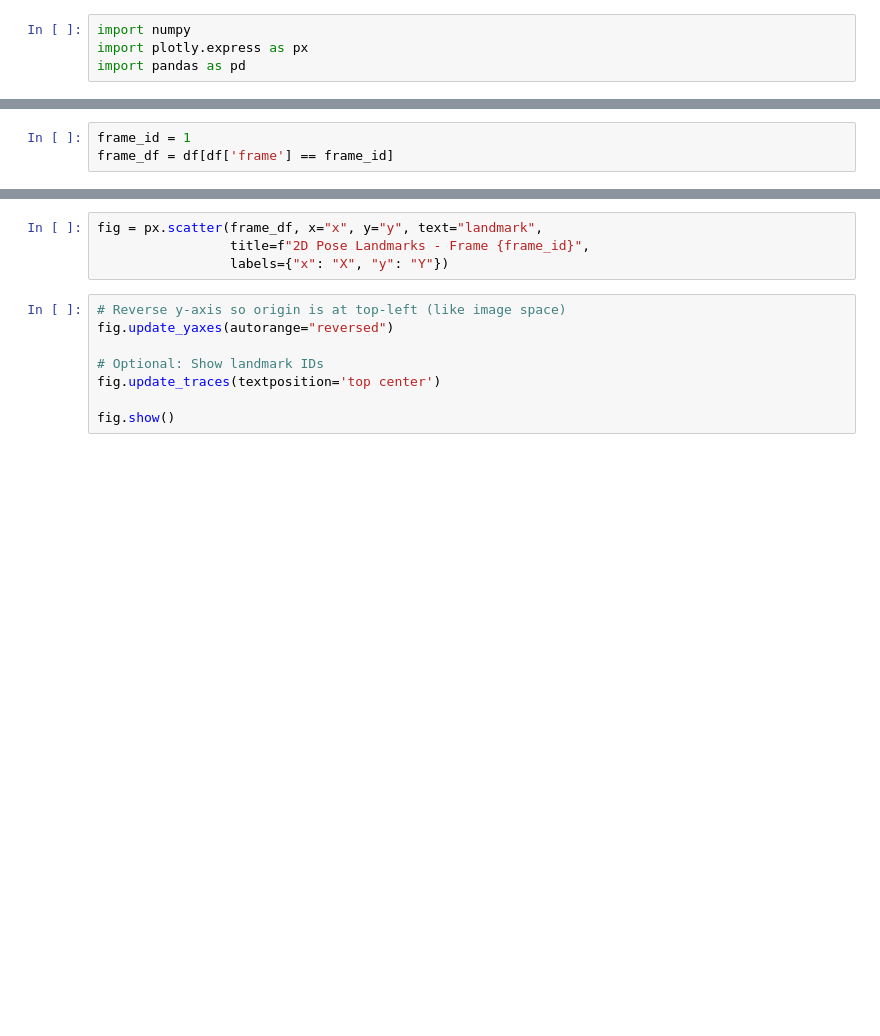
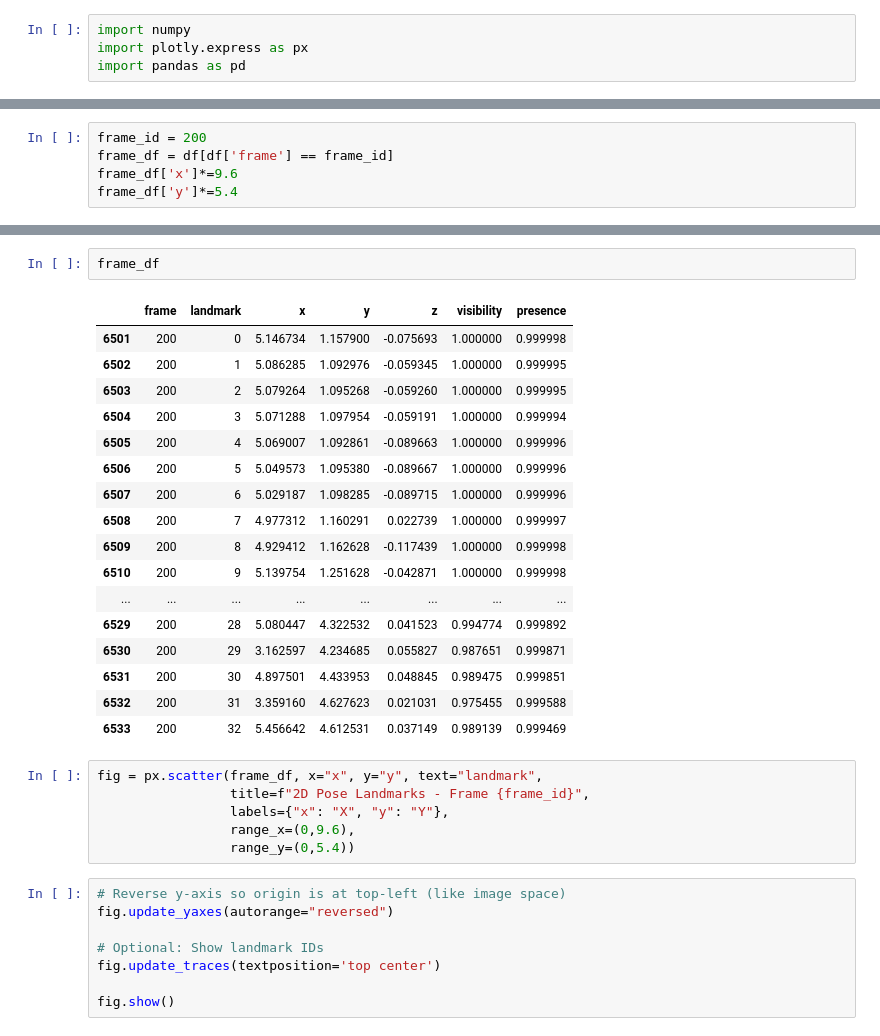
Before and after one commit to Janjan798/pose_buddy, a Jupyter notebook: graph.ipynb, the cells around one changed output, grey strips where cells are left out. Drawn from its saved outputs; the diff is of its cells as text; blank space fills up the shorter version.

```diff
--- a/graph.ipynb
+++ b/graph.ipynb
@@ -9,3 +7,5 @@ FileNotFoundError: [Errno 2] No such file or directory: 'video1.csv'
 # %%
-frame_id = 1
+frame_id = 200
 frame_df = df[df['frame'] == frame_id]
+frame_df['x']*=9.6
+frame_df['y']*=5.4
@@ -12,7 +23,29 @@ frame_df = df[df['frame'] == frame_id]
+# %%
+frame_df
+# %% [output]
+|  | frame | landmark | x | y | z | visibility | presence |
+| 6501 | 200 | 0 | 5.146734 | 1.157900 | -0.075693 | 1.000000 | 0.999998 |
+| 6502 | 200 | 1 | 5.086285 | 1.092976 | -0.059345 | 1.000000 | 0.999995 |
+| 6503 | 200 | 2 | 5.079264 | 1.095268 | -0.059260 | 1.000000 | 0.999995 |
+| 6504 | 200 | 3 | 5.071288 | 1.097954 | -0.059191 | 1.000000 | 0.999994 |
+| 6505 | 200 | 4 | 5.069007 | 1.092861 | -0.089663 | 1.000000 | 0.999996 |
+| 6506 | 200 | 5 | 5.049573 | 1.095380 | -0.089667 | 1.000000 | 0.999996 |
+| 6507 | 200 | 6 | 5.029187 | 1.098285 | -0.089715 | 1.000000 | 0.999996 |
+| 6508 | 200 | 7 | 4.977312 | 1.160291 | 0.022739 | 1.000000 | 0.999997 |
+| 6509 | 200 | 8 | 4.929412 | 1.162628 | -0.117439 | 1.000000 | 0.999998 |
+| 6510 | 200 | 9 | 5.139754 | 1.251628 | -0.042871 | 1.000000 | 0.999998 |
+| ... | ... | ... | ... | ... | ... | ... | ... |
+| 6529 | 200 | 28 | 5.080447 | 4.322532 | 0.041523 | 0.994774 | 0.999892 |
+| 6530 | 200 | 29 | 3.162597 | 4.234685 | 0.055827 | 0.987651 | 0.999871 |
+| 6531 | 200 | 30 | 4.897501 | 4.433953 | 0.048845 | 0.989475 | 0.999851 |
+| 6532 | 200 | 31 | 3.359160 | 4.627623 | 0.021031 | 0.975455 | 0.999588 |
+| 6533 | 200 | 32 | 5.456642 | 4.612531 | 0.037149 | 0.989139 | 0.999469 |
 # %%
 fig = px.scatter(frame_df, x="x", y="y", text="landmark",
                  title=f"2D Pose Landmarks - Frame {frame_id}",
-                 labels={"x": "X", "y": "Y"})
+                 labels={"x": "X", "y": "Y"},
+                 range_x=(0,9.6),
+                 range_y=(0,5.4))
 # %%
 # Reverse y-axis so origin is at top-left (like image space)
 fig.update_yaxes(autorange="reversed")
```
Also changed, not shown: parts of 7 cells of this notebook, 4 other files.
